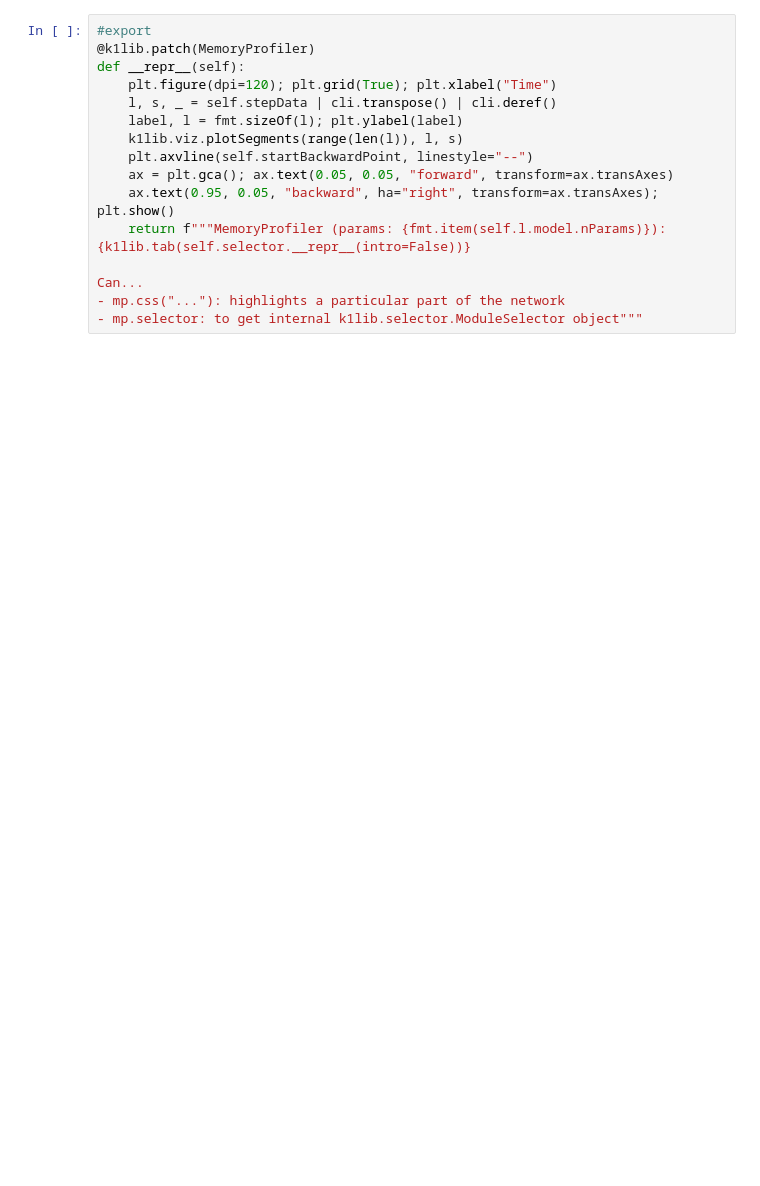
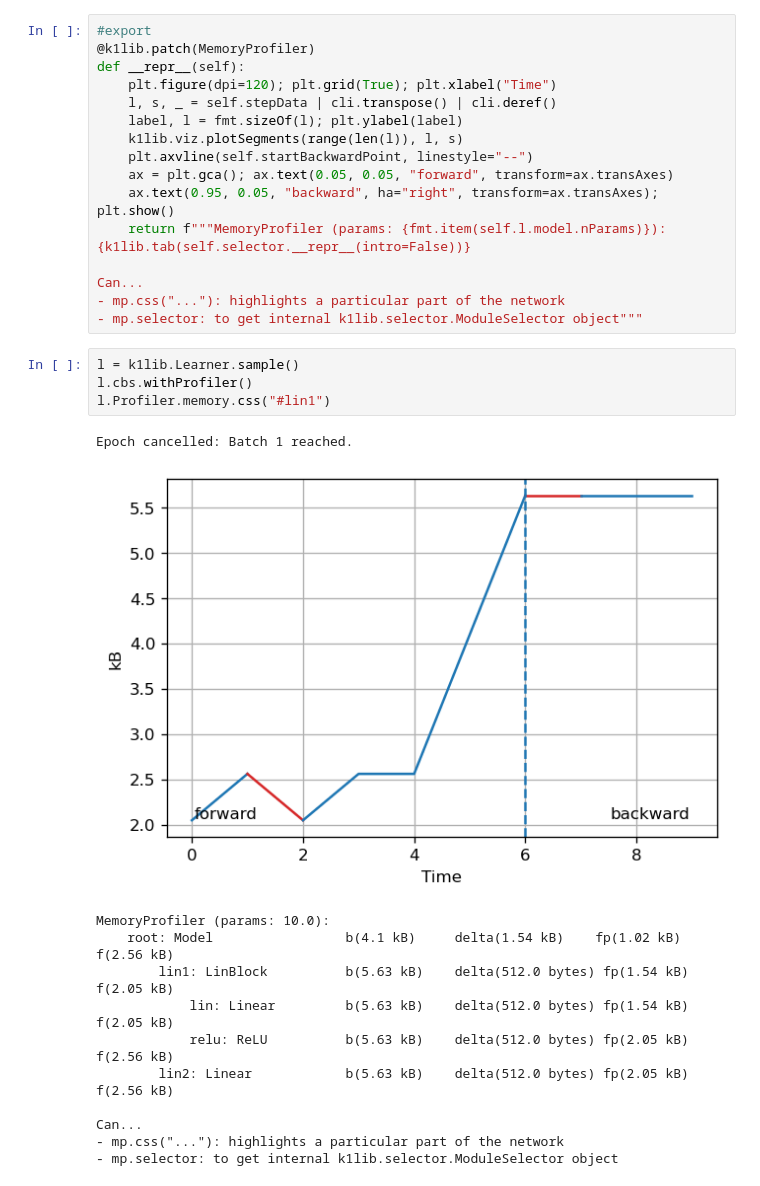
Before and after one commit to 157239n/k1lib, a Jupyter notebook: k1lib/callbacks/profilers/memory.ipynb, the cells around one changed output. Cells and saved outputs as stored; diff of their text form; blank space fills up the shorter version.

```diff
--- a/k1lib/callbacks/profilers/memory.ipynb
+++ b/k1lib/callbacks/profilers/memory.ipynb
@@ -84,6 +90,23 @@ def __repr__(self):
 Can...
 - mp.css("..."): highlights a particular part of the network
 - mp.selector: to get internal k1lib.selector.ModuleSelector object"""
+# %%
+l = k1lib.Learner.sample()
+l.cbs.withProfiler()
+l.Profiler.memory.css("#lin1")
+# %% [output]
+Epoch cancelled: Batch 1 reached.
+[figure, added]
+MemoryProfiler (params: 10.0):
+    root: Model                 b(4.1 kB)     delta(1.54 kB)    fp(1.02 kB)    f(2.56 kB)
+        lin1: LinBlock          b(5.63 kB)    delta(512.0 bytes) fp(1.54 kB)    f(2.05 kB)
+            lin: Linear         b(5.63 kB)    delta(512.0 bytes) fp(1.54 kB)    f(2.05 kB)
+            relu: ReLU          b(5.63 kB)    delta(512.0 bytes) fp(2.05 kB)    f(2.56 kB)
+        lin2: Linear            b(5.63 kB)    delta(512.0 bytes) fp(2.05 kB)    f(2.56 kB)
+
+Can...
+- mp.css("..."): highlights a particular part of the network
+- mp.selector: to get internal k1lib.selector.ModuleSelector object
 # %%
 !../../../export.py callbacks/profilers/memory
 # %% [output]
```
Also changed, not shown: parts of 3 cells of this notebook, 54 other files.
